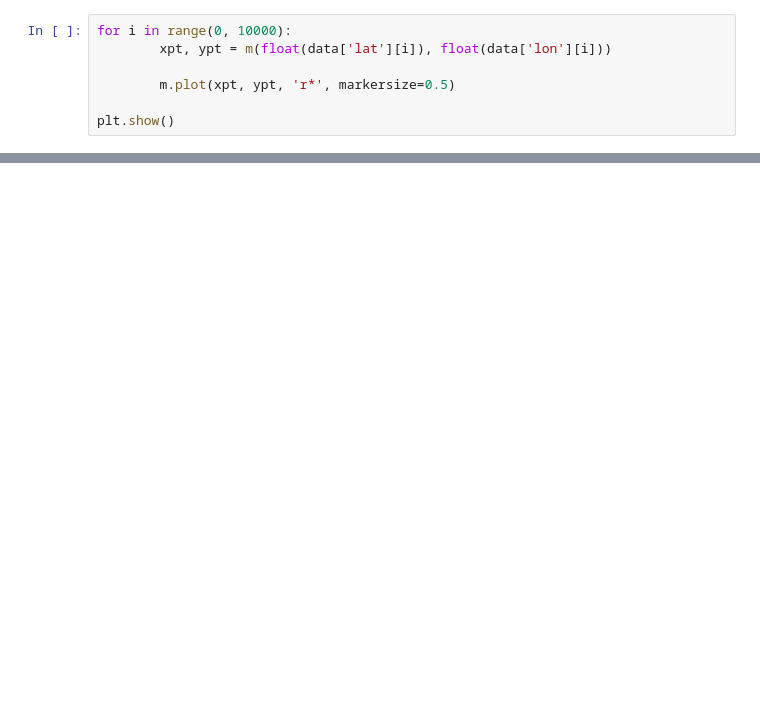
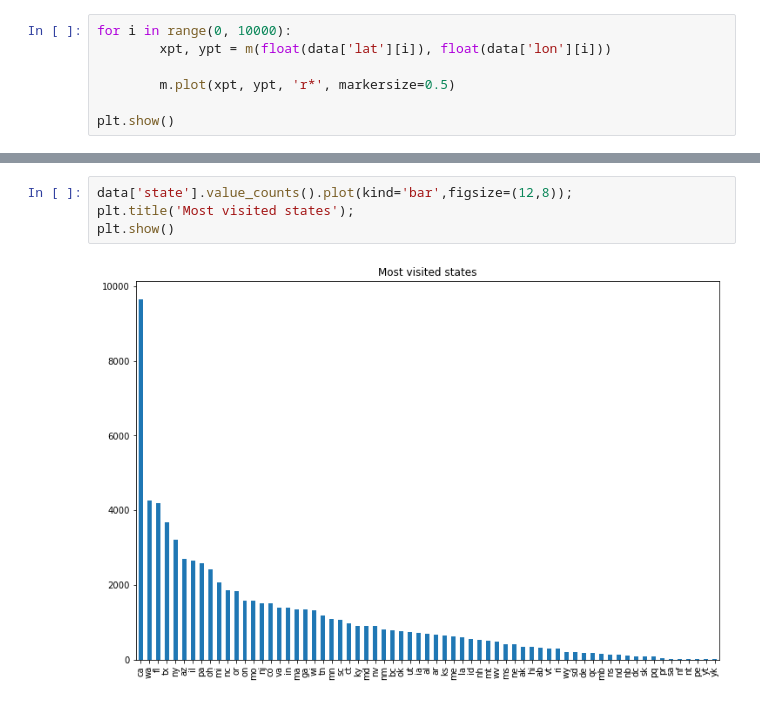
Before and after one commit to jesuszarate/ML-FinalProject, a Jupyter notebook: MappingOfCoordinates.ipynb, the cells around one changed output, grey strips where cells are left out. Drawn from its saved outputs; the diff is of its cells as text; blank space fills up the shorter version.

```diff
--- a/MappingOfCoordinates.ipynb
+++ b/MappingOfCoordinates.ipynb
@@ -56,0 +246,6 @@ plt.show()
+# %%
+data['state'].value_counts().plot(kind='bar',figsize=(12,8));
+plt.title('Most visited states');
+plt.show()
+# %% [output]
+[figure, added]
```
Also changed, not shown: parts of 9 cells of this notebook, 8 other files.
